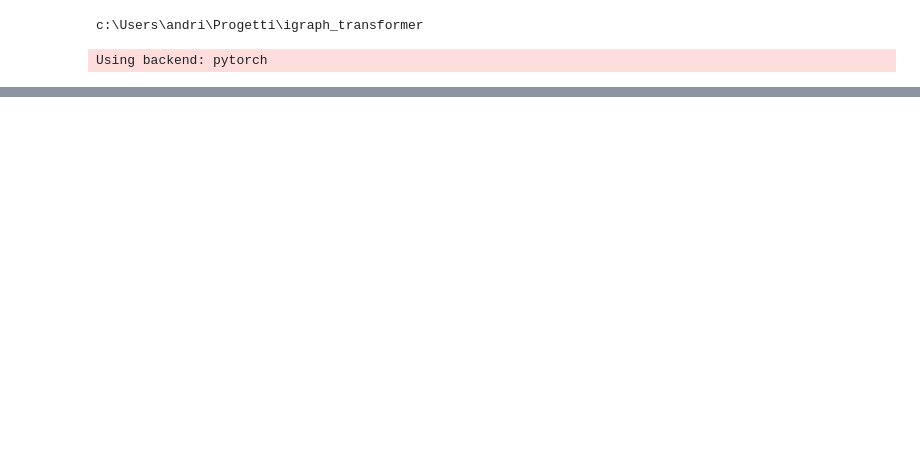
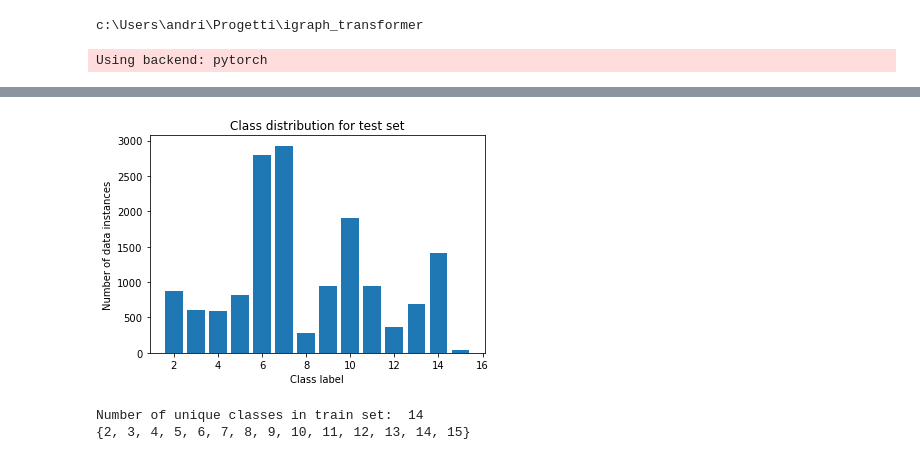
Before and after one commit to SasageyoOrg/gtn-igr-activity-prediction, a Jupyter notebook: data/IGs/prepare_IGs.ipynb, the cells around one changed output, grey strips where cells are left out. Cells and saved outputs as stored; diff of their text form; code cells hidden in the pictures; blank space fills up the shorter version.

```diff
--- a/data/IGs/prepare_IGs.ipynb
+++ b/data/IGs/prepare_IGs.ipynb
@@ -66,6 +108,6 @@ with open(prj_path + 'igraph-GTN.pkl', 'wb') as f:
 # %%
-train, test_val_data = train_test_split(dataset, test_size=0.3, random_state=42)
-test, val = train_test_split(test_val_data, test_size=0.7, random_state=42)
+#train, test_val_data = train_test_split(dataset, test_size=0.3, random_state=42)
+#test, val = train_test_split(test_val_data, test_size=0.7, random_state=42)
 
 start = time.time()
 with open(prj_path + 'igraph-GTN-train.pkl','wb') as f:
@@ -122,3 +173,34 @@ print(datasetDGL.test[0])
+# %%
+import matplotlib.pyplot as plt
+
+# Count number of data instances in each class for test set
+class_counts = defaultdict(int)
+for i, data in enumerate(test):
+    label = data['target']
+    class_counts[label.item()] += 1
+
+# Plot bar chart of class distribution for test set
+plt.bar(class_counts.keys(), class_counts.values())
+plt.xlabel('Class label')
+plt.ylabel('Number of data instances')
+plt.title('Class distribution for test set')
+plt.show()
+# %% [output]
+[figure, added]
+# %%
+# Create set of unique classes in train set
+unique_classes = set()
+for data in train:
+    label = data['target']
+    unique_classes.add(label.item())
+
+# Count number of unique classes
+num_classes = len(unique_classes)
+print("Number of unique classes in train set: ", num_classes)
+print(unique_classes)
+# %% [output]
+Number of unique classes in train set:  14
+{2, 3, 4, 5, 6, 7, 8, 9, 10, 11, 12, 13, 14, 15}
 # %%
 def plot_histo_graphs(dataset, title):
     # histogram of graph sizes
```
Also changed, not shown: parts of 17 cells of this notebook, 3 other files.
